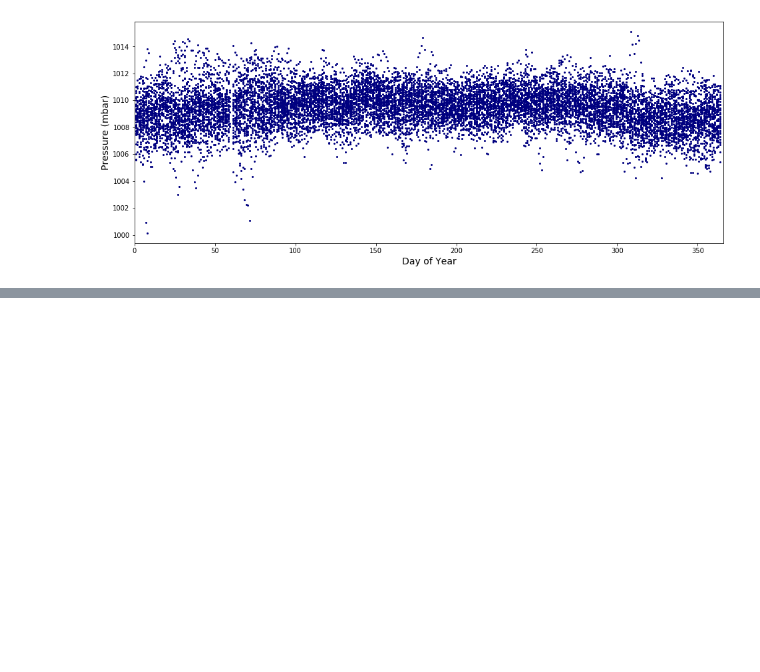
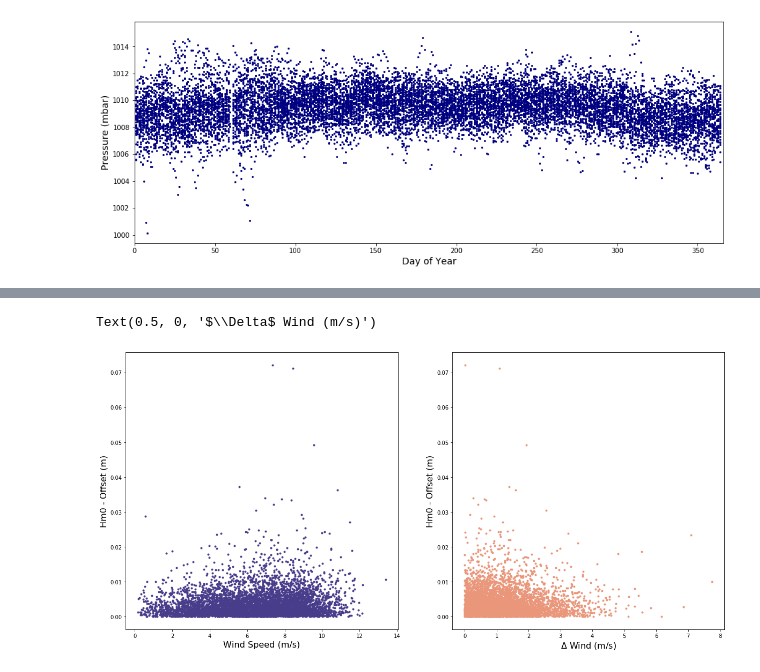
Before and after one commit to ripolln/teslakit, a Jupyter notebook: notebooks/MAJURO/01_Offshore/09b_Pressure_Wind_Preprocess.ipynb, the cells around one changed output, grey strips where cells are left out. Drawn from its saved outputs; the diff is of its cells as text; code cells hidden in the pictures; blank space fills up the shorter version.

```diff
--- a/notebooks/MAJURO/01_Offshore/09b_Pressure_Wind_Preprocess.ipynb
+++ b/notebooks/MAJURO/01_Offshore/09b_Pressure_Wind_Preprocess.ipynb
@@ -179,0 +182,24 @@ Plot_Var_DWT(KMA,p.msl/100,0.4,'Pressure (mbar)')
+# %%
+data_path=r'C:\Users\lcag075\Dropbox\MAJURO-teslakit\teslakit\DATA\sites\MAJURO'
+data=xr.open_dataset(os.path.join(data_path,'Seiche','hm0_daily_360secfrequency.nc'))
+data['time']=data.time.dt.floor('d')
+
+kma = xr.open_dataset(os.path.join(r'C:\Users\lcag075\Dropbox\Culebras-uoa\MAJURO\DATA\DWTs', "kma.nc"))
+kma = xr.Dataset(
+        {   'bmus':(('time'),kma.sorted_bmus.values),
+         },coords = {'time': kma.time.values})
+
+ini=max(kma.time[0],data.time[0]).values
+fin=min(kma.time[-1],data.time[-1]).values
+print('Time beginning: ' + str(ini))
+print('Time end: ' + str(fin))
+kma=kma.sel(time = slice(ini,fin))
+data=data.sel(time = slice(ini,fin))
+data['bmus']=kma.bmus
+
+hm0corr=data.hm0.values-0.01;
+hm0corr[np.where(hm0corr<0)]=np.nan
+
+data['hm0']=(['time'], hm0corr)
+
+print(data)
@@ -179,0 +256,18 @@ Plot_Var_DWT(KMA,p.msl/100,0.4,'Pressure (mbar)')
+# %%
+delta1=np.abs(np.diff(wind.Speed))
+hm0=data.hm0[1:]
+
+fig = plt.figure(figsize=[20,9.5])
+gs2=gridspec.GridSpec(1,2)
+ax2=fig.add_subplot(gs2[0])
+ax2.plot(wind.Speed,data.hm0,'.',color='darkslateblue')
+ax2.set_ylabel('Hm0 - Offset (m)',fontsize=16)
+ax2.set_xlabel('Wind Speed (m/s)',fontsize=16)
+
+ax2=fig.add_subplot(gs2[1])
+ax2.plot(delta1,hm0,'.',color='darksalmon')
+ax2.set_ylabel('Hm0 - Offset (m)',fontsize=16)
+ax2.set_xlabel('$\Delta$ Wind (m/s)',fontsize=16)
+# %% [output]
+Text(0.5, 0, '$\\Delta$ Wind (m/s)')
+[figure, added]
```
Also changed, not shown: parts of 9 cells of this notebook, 2 other files.
